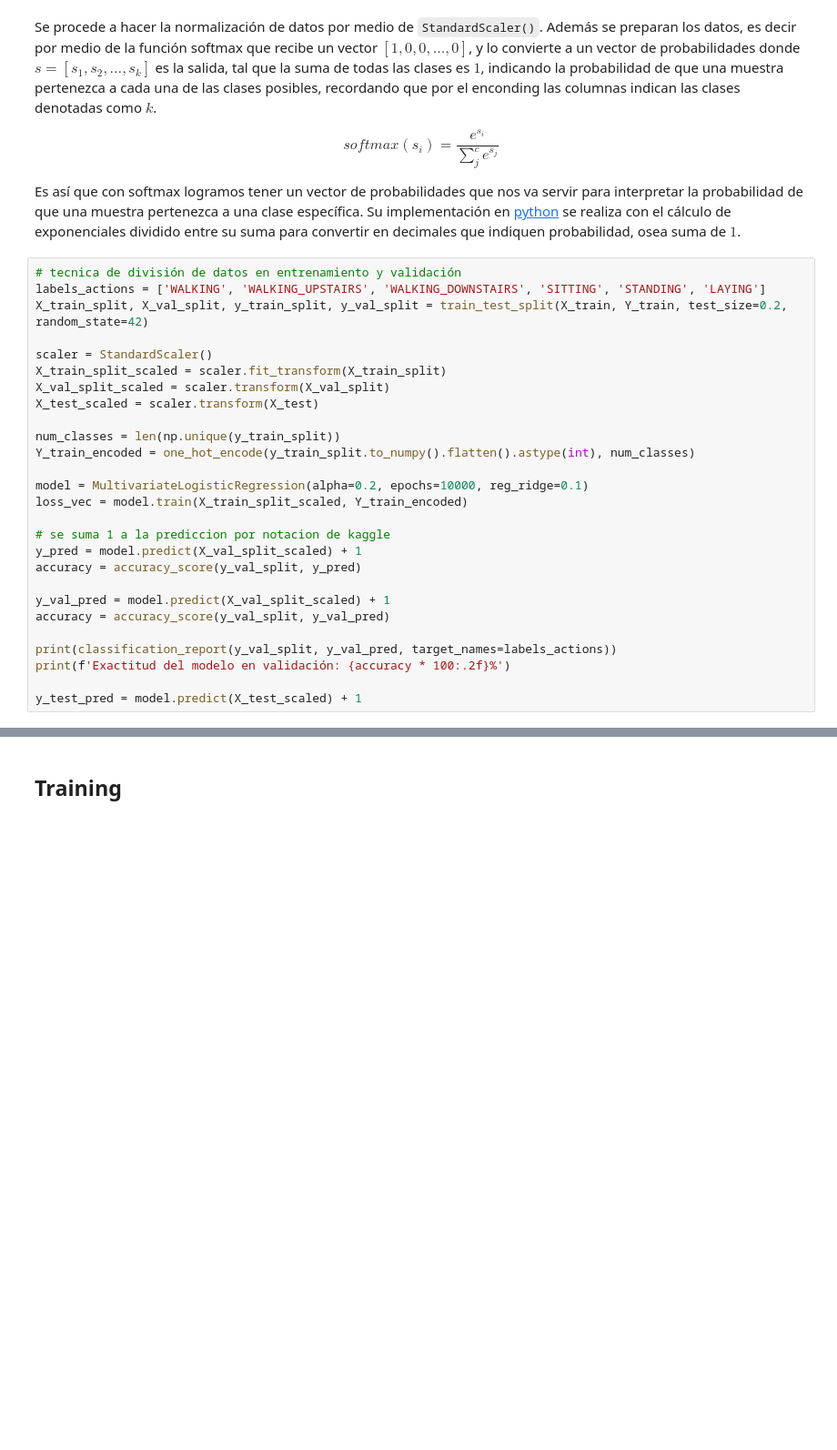
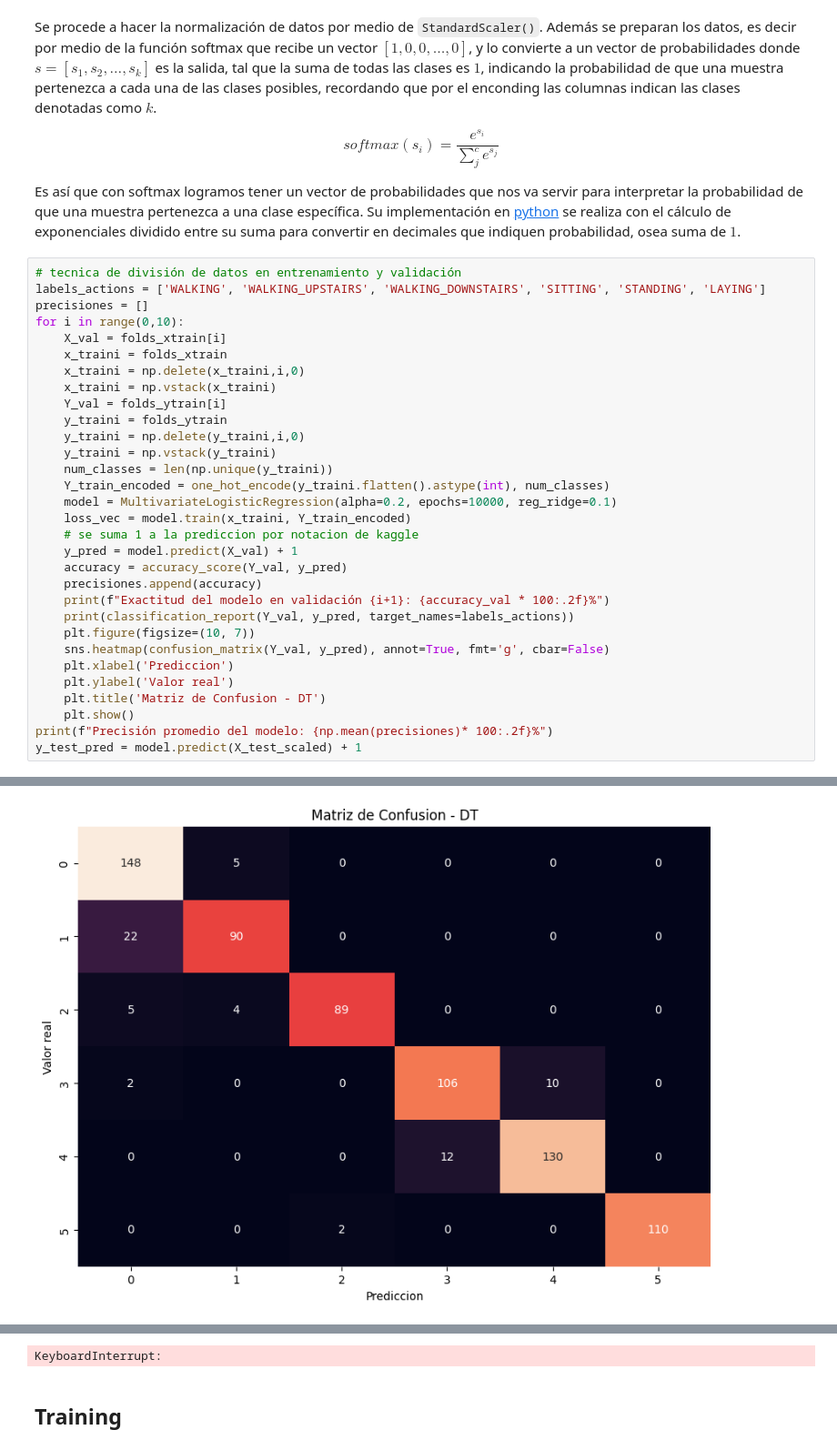
Before and after one commit to kaloslazo/SupervisedClassification, a Jupyter notebook: main.ipynb, the cells around one changed output, grey strips where cells are left out. Shown at 91% size. Saved outputs shown, nothing was run; the diff lists cells and outputs as text; blank space fills up the shorter version.

```diff
--- a/main.ipynb
+++ b/main.ipynb
@@ -648,28 +663,32 @@ Es así que con softmax logramos tener un vector de probabilidades que nos va se
 # %%
 # tecnica de división de datos en entrenamiento y validación
 labels_actions = ['WALKING', 'WALKING_UPSTAIRS', 'WALKING_DOWNSTAIRS', 'SITTING', 'STANDING', 'LAYING']
-X_train_split, X_val_split, y_train_split, y_val_split = train_test_split(X_train, Y_train, test_size=0.2, random_state=42)
-
-scaler = StandardScaler()
-X_train_split_scaled = scaler.fit_transform(X_train_split)
-X_val_split_scaled = scaler.transform(X_val_split)
-X_test_scaled = scaler.transform(X_test)
-
-num_classes = len(np.unique(y_train_split))
-Y_train_encoded = one_hot_encode(y_train_split.to_numpy().flatten().astype(int), num_classes)
-
-model = MultivariateLogisticRegression(alpha=0.2, epochs=10000, reg_ridge=0.1)
-loss_vec = model.train(X_train_split_scaled, Y_train_encoded)
-
-# se suma 1 a la prediccion por notacion de kaggle
-y_pred = model.predict(X_val_split_scaled) + 1
-accuracy = accuracy_score(y_val_split, y_pred)
-
-y_val_pred = model.predict(X_val_split_scaled) + 1
-accuracy = accuracy_score(y_val_split, y_val_pred)
-
-print(classification_report(y_val_split, y_val_pred, target_names=labels_actions))
-print(f'Exactitud del modelo en validación: {accuracy * 100:.2f}%')
-
+precisiones = []
+for i in range(0,10):
+    X_val = folds_xtrain[i]
+    x_traini = folds_xtrain
+    x_traini = np.delete(x_traini,i,0)
+    x_traini = np.vstack(x_traini)
+    Y_val = folds_ytrain[i]
+    y_traini = folds_ytrain
+    y_traini = np.delete(y_traini,i,0)
+    y_traini = np.vstack(y_traini)
+    num_classes = len(np.unique(y_traini))
+    Y_train_encoded = one_hot_encode(y_traini.flatten().astype(int), num_classes)
+    model = MultivariateLogisticRegression(alpha=0.2, epochs=10000, reg_ridge=0.1)
+    loss_vec = model.train(x_traini, Y_train_encoded)
+    # se suma 1 a la prediccion por notacion de kaggle
+    y_pred = model.predict(X_val) + 1
+    accuracy = accuracy_score(Y_val, y_pred)
+    precisiones.append(accuracy)
+    print(f"Exactitud del modelo en validación {i+1}: {accuracy_val * 100:.2f}%")
+    print(classification_report(Y_val, y_pred, target_names=labels_actions))
+    plt.figure(figsize=(10, 7))
+    sns.heatmap(confusion_matrix(Y_val, y_pred), annot=True, fmt='g', cbar=False)
+    plt.xlabel('Prediccion')
+    plt.ylabel('Valor real')
+    plt.title('Matriz de Confusion - DT')
+    plt.show()
+print(f"Precisión promedio del modelo: {np.mean(precisiones)* 100:.2f}%")
 y_test_pred = model.predict(X_test_scaled) + 1
 # %% [output]
@@ -692,0 +712 @@ Exactitud del modelo en validación: 93.81%
+[figure, added]
@@ -693,3 +735,4 @@ Exactitud del modelo en validación: 93.81%
+KeyboardInterrupt:
 # %% [markdown]
 ## Training
 # %% [markdown]
```
Also changed, not shown: parts of 5 cells of this notebook.
